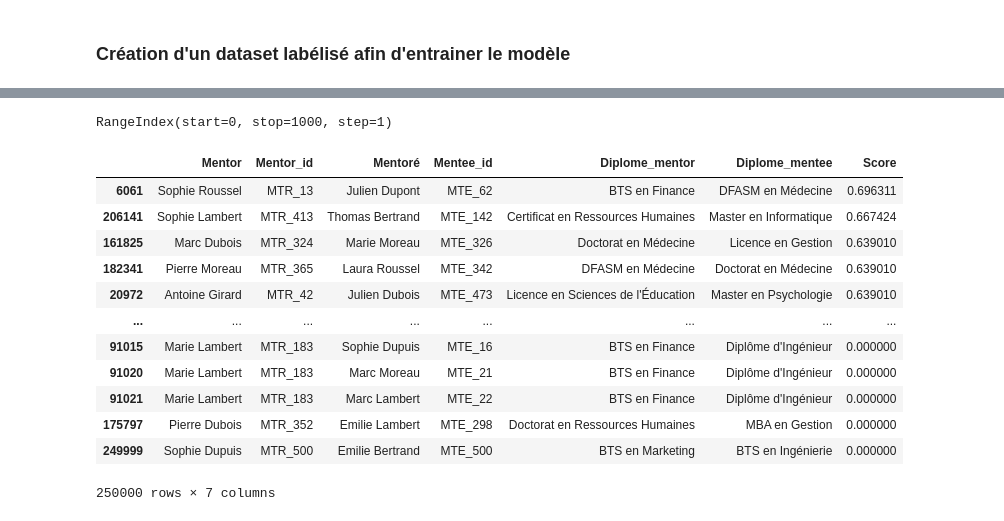
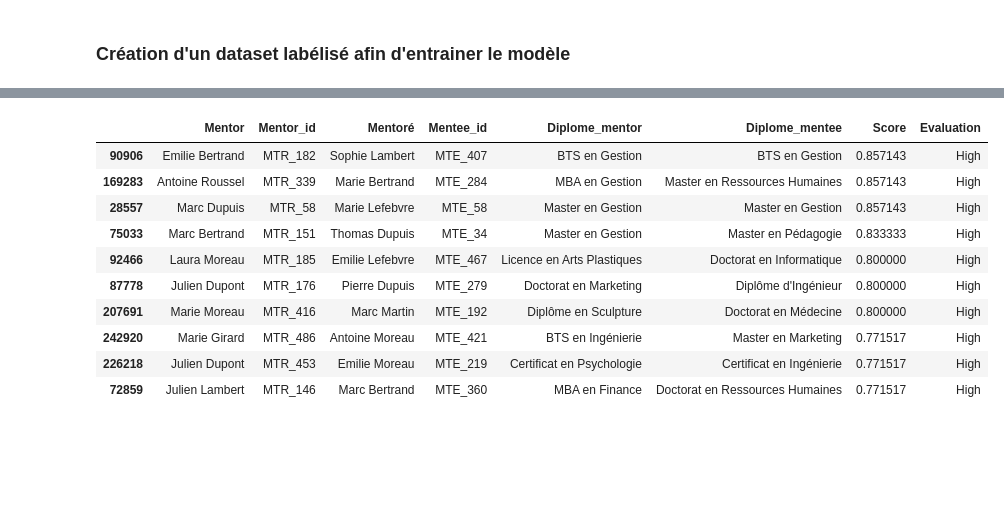
Before and after one commit to MariefloChm/Projet_intensif, a Jupyter notebook: generate_data.ipynb, the cells around one changed output, grey strips where cells are left out. Drawn from its saved outputs; the diff is of its cells as text; code cells hidden in the pictures; blank space fills up the shorter version.

```diff
--- a/generate_data.ipynb
+++ b/generate_data.ipynb
@@ -461,0 +372,16 @@ resultat = pd.DataFrame({ "Mentor": mentor_idéal_list, "Mentor_id":mentor_id_li
+# %%
+matching_final_data = res.sort_values(by="Score", ascending=False)
+# matching_final_data.to_csv("mentor_mentee_matching_data.csv")
+matching_final_data.head(10)
+# %% [output]
+|  | Mentor | Mentor_id | Mentoré | Mentee_id | Diplome_mentor | Diplome_mentee | Score | Evaluation |
+| 90906 | Emilie Bertrand | MTR_182 | Sophie Lambert | MTE_407 | BTS en Gestion | BTS en Gestion | 0.857143 | High |
+| 169283 | Antoine Roussel | MTR_339 | Marie Bertrand | MTE_284 | MBA en Gestion | Master en Ressources Humaines | 0.857143 | High |
+| 28557 | Marc Dupuis | MTR_58 | Marie Lefebvre | MTE_58 | Master en Gestion | Master en Gestion | 0.857143 | High |
+| 75033 | Marc Bertrand | MTR_151 | Thomas Dupuis | MTE_34 | Master en Gestion | Master en Pédagogie | 0.833333 | High |
+| 92466 | Laura Moreau | MTR_185 | Emilie Lefebvre | MTE_467 | Licence en Arts Plastiques | Doctorat en Informatique | 0.800000 | High |
+| 87778 | Julien Dupont | MTR_176 | Pierre Dupuis | MTE_279 | Doctorat en Marketing | Diplôme d'Ingénieur | 0.800000 | High |
+| 207691 | Marie Moreau | MTR_416 | Marc Martin | MTE_192 | Diplôme en Sculpture | Doctorat en Médecine | 0.800000 | High |
+| 242920 | Marie Girard | MTR_486 | Antoine Moreau | MTE_421 | BTS en Ingénierie | Master en Marketing | 0.771517 | High |
+| 226218 | Julien Dupont | MTR_453 | Emilie Moreau | MTE_219 | Certificat en Psychologie | Certificat en Ingénierie | 0.771517 | High |
+| 72859 | Julien Lambert | MTR_146 | Marc Bertrand | MTE_360 | MBA en Finance | Doctorat en Ressources Humaines | 0.771517 | High |
@@ -481,23 +409,3 @@ resultat = pd.DataFrame({ "Mentor": mentor_idéal_list, "Mentor_id":mentor_id_li
 #     "Mentee_id": mentoré_data["ID"],
 #     "Diplome_mentor": mentor_data["Diplôme"],
 #     "Diplome_mentee": mentoré_data["Diplôme"]})
-# %%
-df["ID"].index
-# %% [output]
-RangeIndex(start=0, stop=1000, step=1)
-# %%
-resultat.sort_values("Score", ascending=False)
-# %% [output]
-|  | Mentor | Mentor_id | Mentoré | Mentee_id | Diplome_mentor | Diplome_mentee | Score |
-| 6061 | Sophie Roussel | MTR_13 | Julien Dupont | MTE_62 | BTS en Finance | DFASM en Médecine | 0.696311 |
-| 206141 | Sophie Lambert | MTR_413 | Thomas Bertrand | MTE_142 | Certificat en Ressources Humaines | Master en Informatique | 0.667424 |
-| 161825 | Marc Dubois | MTR_324 | Marie Moreau | MTE_326 | Doctorat en Médecine | Licence en Gestion | 0.639010 |
-| 182341 | Pierre Moreau | MTR_365 | Laura Roussel | MTE_342 | DFASM en Médecine | Doctorat en Médecine | 0.639010 |
-| 20972 | Antoine Girard | MTR_42 | Julien Dubois | MTE_473 | Licence en Sciences de l'Éducation | Master en Psychologie | 0.639010 |
-| ... | ... | ... | ... | ... | ... | ... | ... |
-| 91015 | Marie Lambert | MTR_183 | Sophie Dupuis | MTE_16 | BTS en Finance | Diplôme d'Ingénieur | 0.000000 |
-| 91020 | Marie Lambert | MTR_183 | Marc Moreau | MTE_21 | BTS en Finance | Diplôme d'Ingénieur | 0.000000 |
-| 91021 | Marie Lambert | MTR_183 | Marc Lambert | MTE_22 | BTS en Finance | Diplôme d'Ingénieur | 0.000000 |
-| 175797 | Pierre Dubois | MTR_352 | Emilie Lambert | MTE_298 | Doctorat en Ressources Humaines | MBA en Gestion | 0.000000 |
-| 249999 | Sophie Dupuis | MTR_500 | Emilie Bertrand | MTE_500 | BTS en Marketing | BTS en Ingénierie | 0.000000 |
-250000 rows × 7 columns
```
Also changed, not shown: parts of 29 cells of this notebook.
